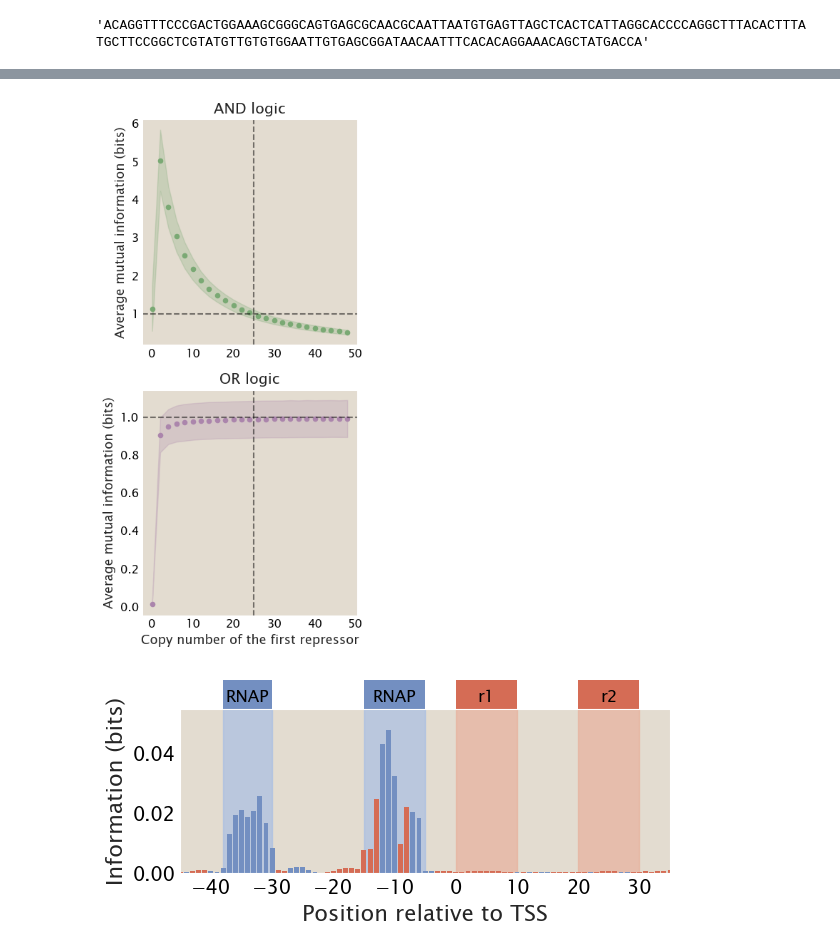
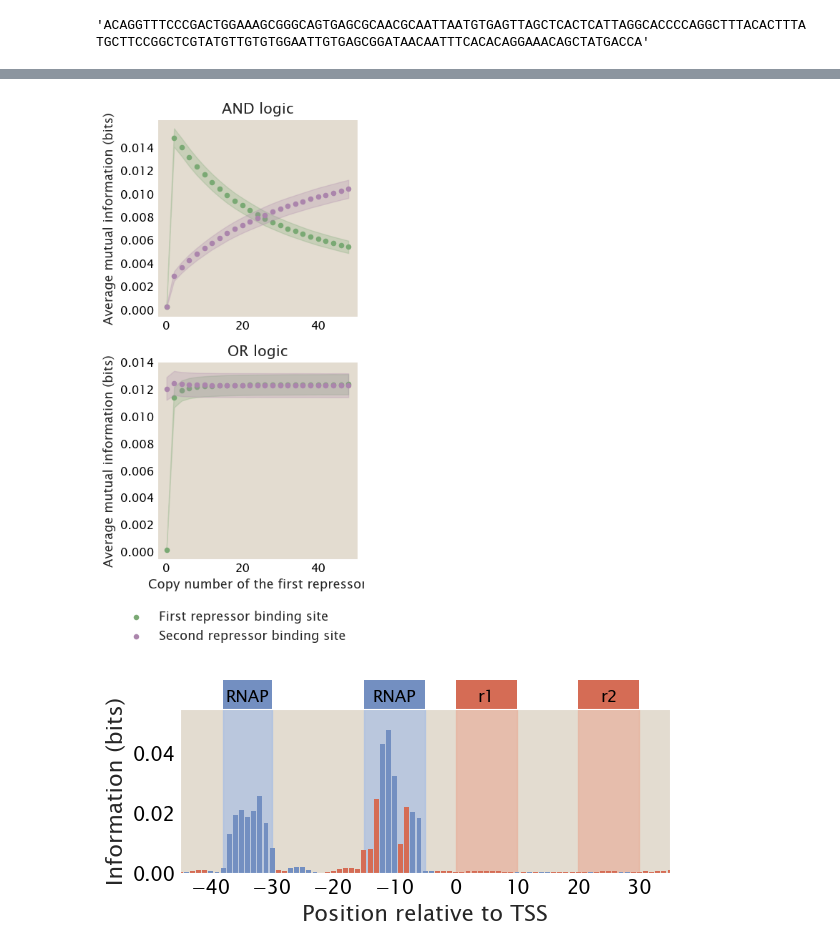
Before and after one commit to RPGroup-PBoC/theoretical_regseq, a Jupyter notebook: figures/figure_notebooks/figure8.ipynb, the cells around one changed output, grey strips where cells are left out. Cells and saved outputs as stored; diff of their text form; code cells hidden in the pictures.

```diff
--- a/figures/figure_notebooks/figure8.ipynb
+++ b/figures/figure_notebooks/figure8.ipynb
@@ -46,7 +46,7 @@ r1_emat = tregs.simulate.generate_emap(rep1_site, fixed=True, fixed_value=1)
 r2_emat = tregs.simulate.generate_emap(rep2_site, fixed=True, fixed_value=1)
 # %%
 mutant_bank = []
-for i in range(100):
+for i in range(200):
     mutants = np.unique(tregs.wgregseq.mutations_rand(promoter,
                                                 rate=0.1,
                                                 num_mutants=5000,
@@ -62,11 +62,13 @@ n_p, n_r2 = 5000, 25
 l_n_r1 = np.arange(0, 50, 2)
 
 signal_ratio_AND = []
+signal_r1_AND = []
+signal_r2_AND = []
 
 for n_r1 in l_n_r1:
     r1 = []
     r2 = []
-    for i in range(100):
+    for i in range(200):
         df = tregs.simulate.sim(promoter, tregs.simulate.doublerep_pbound,
                                 [rnap_site, rep1_site, rep2_site],
                                 *[n_NS, n_p, n_r1, n_r2, rnap_emat, r1_emat, r2_emat,
@@ -85,6 +87,8 @@ for n_r1 in l_n_r1:
         r2.append(np.mean(footprint[(115+20):(115+30)]))
     r1 = np.asarray(r1)
     r2 = np.asarray(r2)
+    signal_r1_AND.append((np.mean(r1), np.std(r1)))
+    signal_r2_AND.append((np.mean(r2), np.std(r2)))
     signal_ratio_AND.append((np.mean(r1 / r2), np.std(r1 / r2)))
 # %%
 n_NS = len(genome)
@@ -95,11 +99,13 @@ n_p, n_r2 = 5000, 25
 l_n_r1 = np.arange(0, 50, 2)
 
 signal_ratio_OR = []
+signal_r1_OR = []
+signal_r2_OR = []
 
 for n_r1 in l_n_r1:
     r1 = []
     r2 = []
-    for i in range(100):
+    for i in range(200):
         df = tregs.simulate.sim(promoter, tregs.simulate.doublerep_pbound,
                                 [rnap_site, rep1_site, rep2_site],
                                 *[n_NS, n_p, n_r1, n_r2, rnap_emat, r1_emat, r2_emat,
@@ -118,4 +124,6 @@ for n_r1 in l_n_r1:
         r2.append(np.mean(footprint[(115+20):(115+30)]))
     r1 = np.asarray(r1)
     r2 = np.asarray(r2)
+    signal_r1_OR.append((np.mean(r1), np.std(r1)))
+    signal_r2_OR.append((np.mean(r2), np.std(r2)))
     signal_ratio_OR.append((np.mean(r1 / r2), np.std(r1 / r2)))
@@ -122,33 +148,43 @@ for n_r1 in l_n_r1:
 # %%
 fig, axes = plt.subplots(2, 1, figsize=(4,8))
 ax1, ax2 = axes
 
-ax1.axhline(y=1, color='black', linestyle='--', alpha=0.5)
-ax1.axvline(x=25, color='black', linestyle='--', alpha=0.5)
 ax1.fill_between(l_n_r1,
-                 np.asarray(signal_ratio_AND)[:, 0] - np.asarray(signal_ratio_AND)[:, 1],
-                 np.asarray(signal_ratio_AND)[:, 0] + np.asarray(signal_ratio_AND)[:, 1],
+                 np.asarray(signal_r1_AND)[:, 0] - np.asarray(signal_r1_AND)[:, 1],
+                 np.asarray(signal_r1_AND)[:, 0] + np.asarray(signal_r1_AND)[:, 1],
                  color='#7AA974', alpha=0.25)
-ax1.scatter(l_n_r1, np.asarray(signal_ratio_AND)[:, 0], label='First repressor binding site', color='#7AA974', s=20)
+ax1.scatter(l_n_r1, np.asarray(signal_r1_AND)[:, 0], label='First repressor binding site', color='#7AA974', s=20)
+
+ax1.fill_between(l_n_r1,
+                 np.asarray(signal_r2_AND)[:, 0] - np.asarray(signal_r2_AND)[:, 1],
+                 np.asarray(signal_r2_AND)[:, 0] + np.asarray(signal_r2_AND)[:, 1],
+                 color='#AB85AC', alpha=0.25)
+ax1.scatter(l_n_r1, np.asarray(signal_r2_AND)[:, 0], label='Second repressor binding site', color='#AB85AC', s=20)
 ax1.set_ylabel('Average mutual information (bits)', fontsize=13)
 ax1.set_title('AND logic', fontsize=15)
+ax1.set_yticks(np.arange(0, 0.015, 0.002))
 
-ax2.axhline(y=1, color='black', linestyle='--', alpha=0.5)
-ax2.axvline(x=25, color='black', linestyle='--', alpha=0.5)
 ax2.fill_between(l_n_r1,
-                 np.asarray(signal_ratio_OR)[:, 0] - np.asarray(signal_ratio_OR)[:, 1],
-                 np.asarray(signal_ratio_OR)[:, 0] + np.asarray(signal_ratio_OR)[:, 1],
+                 np.asarray(signal_r1_OR)[:, 0] - np.asarray(signal_r1_OR)[:, 1],
+                 np.asarray(signal_r1_OR)[:, 0] + np.asarray(signal_r1_OR)[:, 1],
+                 color='#7AA974', alpha=0.25)
+ax2.scatter(l_n_r1, np.asarray(signal_r1_OR)[:, 0], label='First repressor binding site', color='#7AA974', s=20)
+
+ax2.fill_between(l_n_r1,
+                 np.asarray(signal_r2_OR)[:, 0] - np.asarray(signal_r2_OR)[:, 1],
+                 np.asarray(signal_r2_OR)[:, 0] + np.asarray(signal_r2_OR)[:, 1],
                  color='#AB85AC', alpha=0.25)
-ax2.scatter(l_n_r1, np.asarray(signal_ratio_OR)[:, 0], label='Second repressor binding site', color='#AB85AC', s=20)
-
+ax2.scatter(l_n_r1, np.asarray(signal_r2_OR)[:, 0], label='Second repressor binding site', color='#AB85AC', s=20)
 ax2.set_xlabel('Copy number of the first repressor', fontsize=13)
 ax2.set_ylabel('Average mutual information (bits)', fontsize=13)
 ax2.set_title('OR logic', fontsize=15)
+#ax2.set_ylim(0.008, 0.013)
+ax2.legend(bbox_to_anchor=(1, -0.2), frameon=False, fontsize=13)
 
 plt.tight_layout()
-plt.savefig('../plots/fig8/knockout_doublerep.pdf', dpi=300)
+plt.savefig('../rebuttal_plots/figR7.pdf', dpi=300)
 # %% [output]
-[figure, old version]
+[figure, new version]
 # %%
 n_NS = len(genome)
 ep_wt, er1_wt, er2_wt = -5, -14, -14
```
Also changed, not shown: parts of 1 cell of this notebook, 1 other file.
